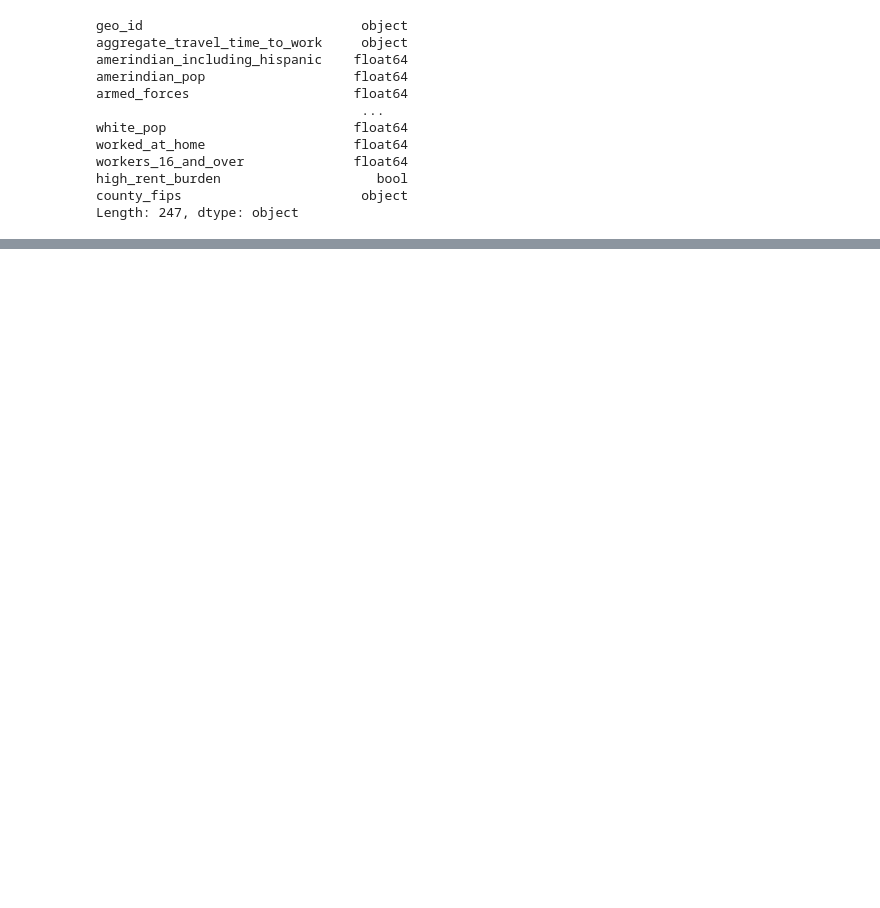
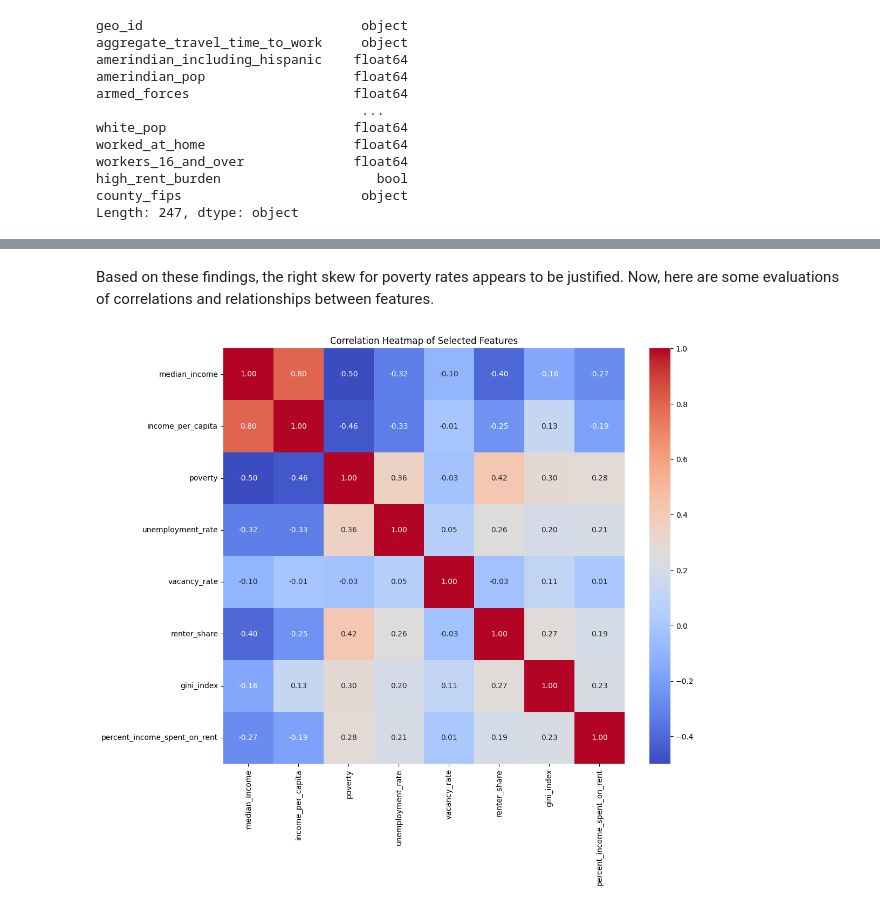
Before and after one commit to KamronAggorURI/Machine-Learning-Final, a Jupyter notebook: notebooks/DP03_EDA.ipynb, the cells around one changed output, grey strips where cells are left out. Cells and saved outputs as stored; diff of their text form; code cells hidden in the pictures; blank space fills up the shorter version.

```diff
--- a/notebooks/DP03_EDA.ipynb
+++ b/notebooks/DP03_EDA.ipynb
@@ -154,0 +280,13 @@ acs_df.replace([np.inf, -np.inf], np.nan, inplace=True)
+# %% [markdown]
+Based on these findings, the right skew for poverty rates appears to be justified.
+Now, here are some evaluations of correlations and relationships between features.
+# %%
+# correlation heatmap for top features
+plt.figure(figsize=(12, 10))
+top_cols = ['median_income', 'income_per_capita', 'poverty', 'unemployment_rate', 'vacancy_rate', 'renter_share', 'gini_index', 'percent_income_spent_on_rent']
+corr_matrix = acs_df[top_cols].corr()
+sns.heatmap(corr_matrix, annot=True, fmt=".2f", cmap='coolwarm')
+plt.title('Correlation Heatmap of Selected Features')
+plt.show()
+# %% [output]
+[figure, added]
```
Also changed, not shown: parts of 29 cells of this notebook.
